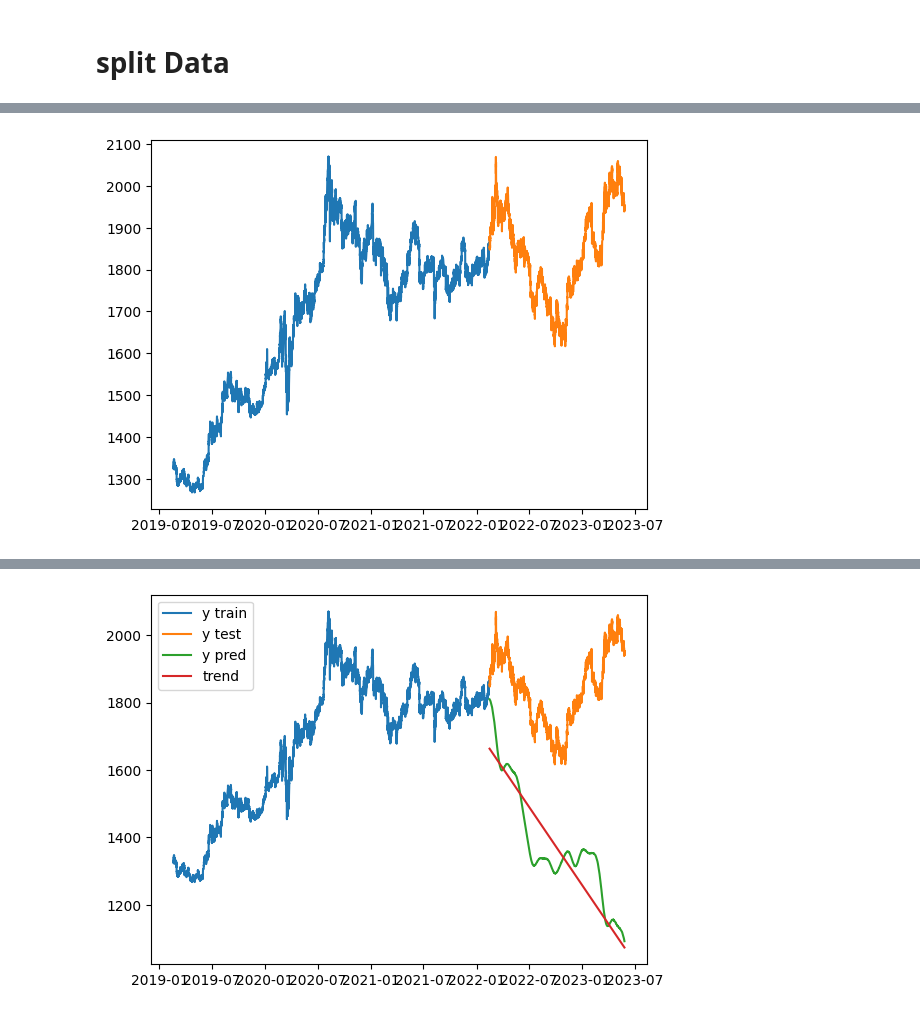
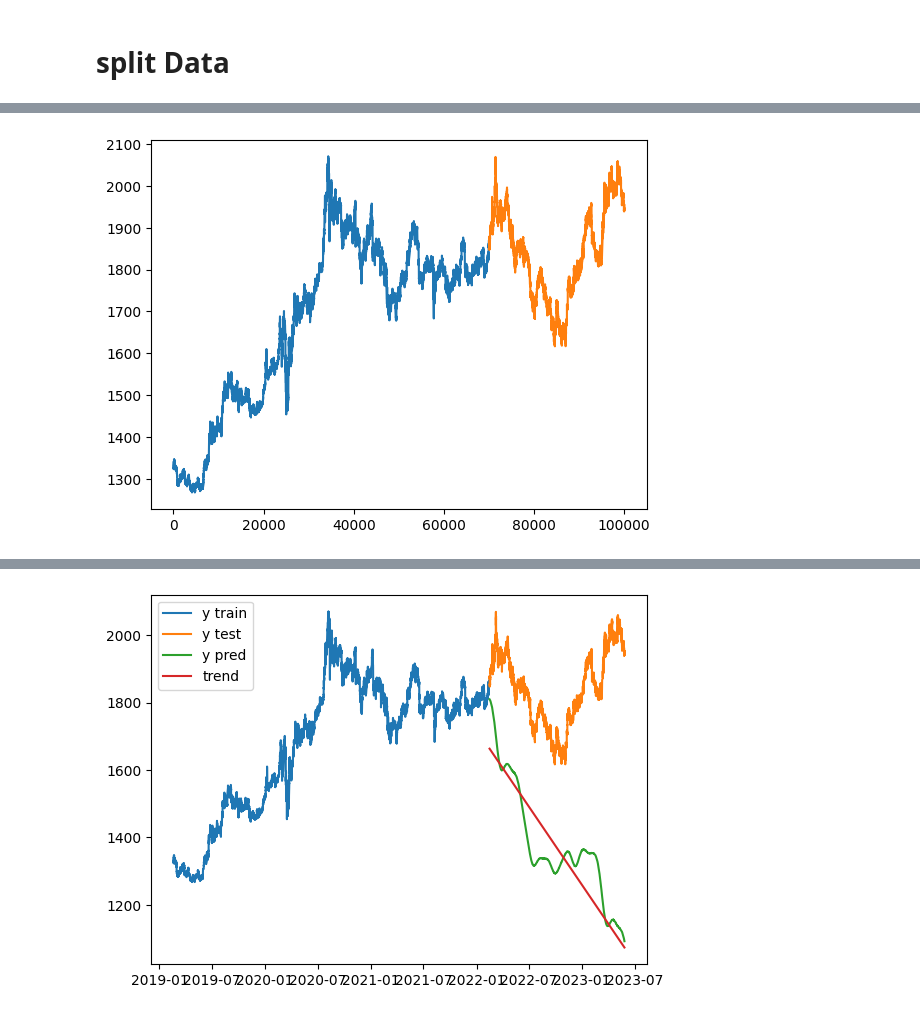
Before and after one commit to amirhu37/ml-for-price-prediction, a Jupyter notebook: NoteBooks/prophet.ipynb, the cells around one changed output, grey strips where cells are left out. Drawn from its saved outputs; the diff is of its cells as text; code cells hidden in the pictures.

```diff
--- a/NoteBooks/prophet.ipynb
+++ b/NoteBooks/prophet.ipynb
@@ -25,7 +25,7 @@ df = pd.read_csv("C:\\Users\AmirHussain\Desktop\machine-Learning-tradert-bot-mai
 df.drop(['0', 'Volume'], inplace= True, axis= 1)
 df['ds'] = pd.to_datetime(df['ds'])
 # %%
-df.set_index('ds', drop=True, inplace = True)
+# df.set_index('ds', drop=True, inplace = True)
 # %%
 def pivot_point( df) :
   pivot_points = []
@@ -41,10 +41,10 @@ def pivot_point( df) :
 
   return pivot_points
 # %%
-df['ma 1'] = ta.ma('sma', df['Open'], length = 5)
-df['ma 2'] = ta.ma('sma', df['Open'], length = 10)
+df['ma 1'] = ta.ma('sma', df['y'], length = 5)
+df['ma 2'] = ta.ma('sma', df['y'], length = 10)
 df['Pivot'] = pivot_point(df)
-df['target'] = df['Open'].shift(1)
+df['target'] = df['y'].shift(1)
 # %%
 df.head()
 # %% [output]
@@ -58,4 +57,4 @@ df.head()
 # %%
-data = df[[ "Open" ,"Pivot","ma 1", 'ma 2', "target" ]]
+data = df[["ds", "y" ,"Pivot","ma 1", 'ma 2', "target" ]]
 data.head()
 # %% [output]
@@ -69,5 +67,3 @@ data.head()
-# %%
-data = data.reset_index().rename(columns={'Open' : "y"})
 # %%
 data.dropna(inplace=True)
 # %% [markdown]
@@ -78,10 +90,10 @@ Y = data[ 70000:  ]
 # %%
 import matplotlib.pyplot as plt
-plt.plot(X['ds'] ,X['y'], label = "y train")
-plt.plot(Y['ds'] ,Y['y'], label = 'y test')
+plt.plot(X['y'], label = "y train")
+plt.plot(Y['y'], label = 'y test')
 plt.show()
 # %% [output]
-[figure, old version]
+[figure, new version]
 # %%
 from tensorflow import keras
 from tensorflow.keras.models import Sequential
```
Also changed, not shown: parts of 19 cells of this notebook, 17 other files.
